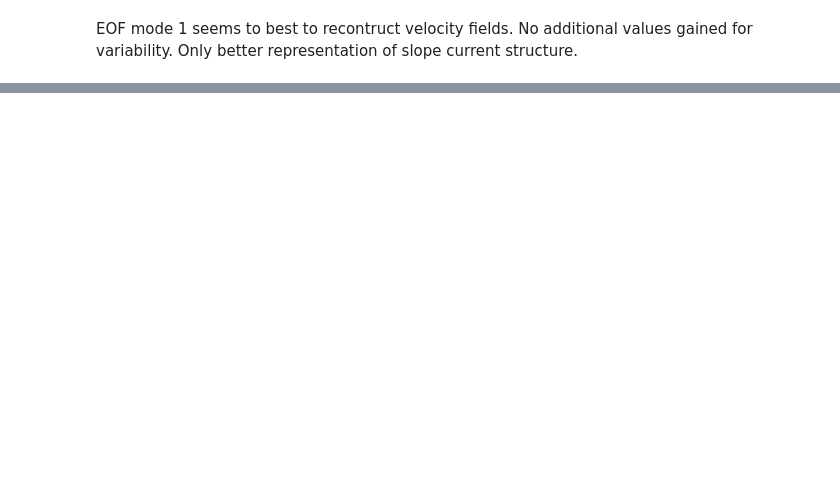
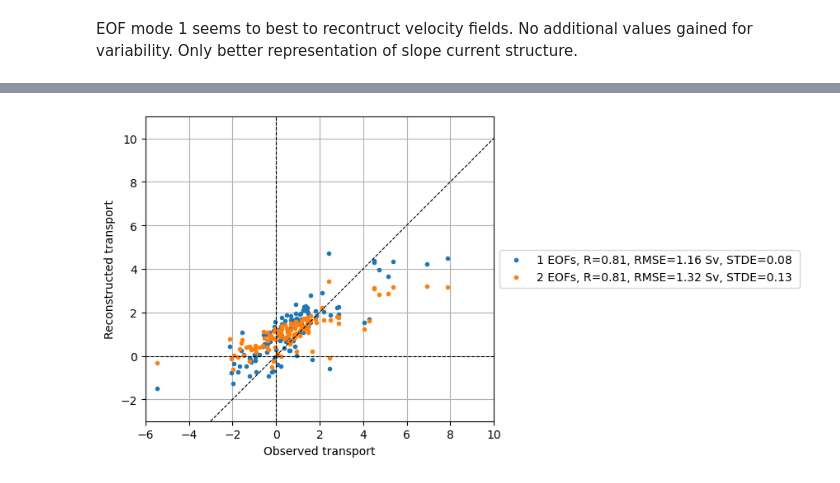
Before and after one commit to ScotMarPhys/Rockall_Trough_Transports, a Jupyter notebook: notebooks/1.0_Rockall_Trough_glider_EW_EOF_2020_2023.ipynb, the cells around one changed output, grey strips where cells are left out. Cells and saved outputs as stored; diff of their text form; code cells hidden in the pictures; blank space fills up the shorter version.

```diff
--- a/notebooks/1.0_Rockall_Trough_glider_EW_EOF_2020_2023.ipynb
+++ b/notebooks/1.0_Rockall_Trough_glider_EW_EOF_2020_2023.ipynb
@@ -668,0 +779,6 @@ EOF mode 1 seems to best to recontruct velocity fields. No additional values gai
+# %%
+fig,axs = plt.subplots(1,1)
+Q_EW_resampled=Q_EW_glider.interp_like(ds_glider.time)
+plot_error(ds_glider.Q.where(Q_EW_resampled.isel(mode=0).notnull(),drop=True),Q_EW_resampled.where(Q_EW_resampled.notnull(),drop=True),2,axs)
+# %% [output]
+[figure, added]
```
Also changed, not shown: parts of 37 cells of this notebook.
